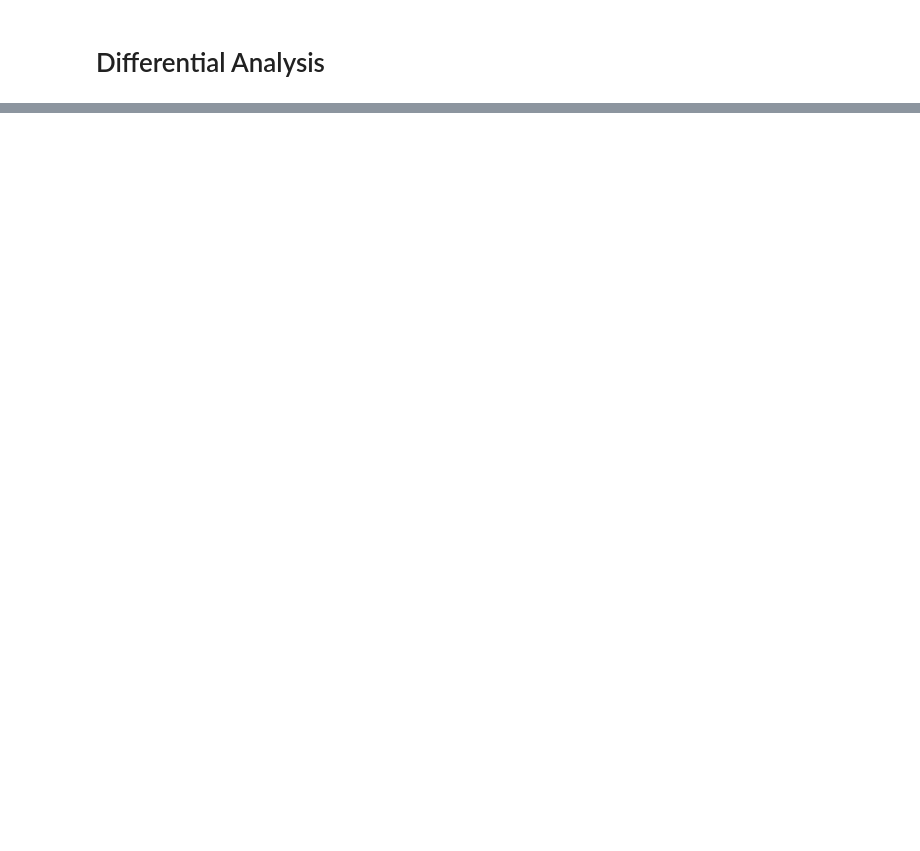
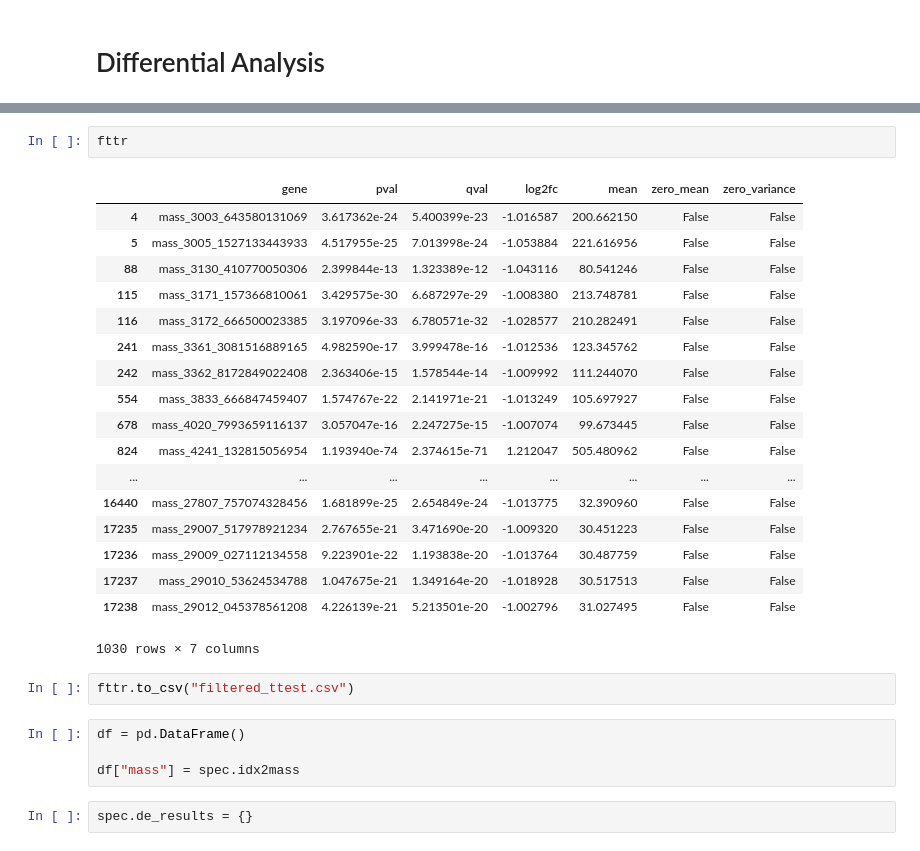
Before and after one commit to mjoppich/pIMZ, a Jupyter notebook: examples/IMZML_process.ipynb, the cells around one changed output, grey strips where cells are left out. Saved outputs shown, nothing was run; the diff lists cells and outputs as text; blank space fills up the shorter version.

```diff
--- a/examples/IMZML_process.ipynb
+++ b/examples/IMZML_process.ipynb
@@ -226,0 +173,29 @@ spec.vis_umap()
+# %%
+fttr
+# %% [output]
+|  | gene | pval | qval | log2fc | mean | zero_mean | zero_variance |
+| 4 | mass_3003_643580131069 | 3.617362e-24 | 5.400399e-23 | -1.016587 | 200.662150 | False | False |
+| 5 | mass_3005_1527133443933 | 4.517955e-25 | 7.013998e-24 | -1.053884 | 221.616956 | False | False |
+| 88 | mass_3130_410770050306 | 2.399844e-13 | 1.323389e-12 | -1.043116 | 80.541246 | False | False |
+| 115 | mass_3171_157366810061 | 3.429575e-30 | 6.687297e-29 | -1.008380 | 213.748781 | False | False |
+| 116 | mass_3172_666500023385 | 3.197096e-33 | 6.780571e-32 | -1.028577 | 210.282491 | False | False |
+| 241 | mass_3361_3081516889165 | 4.982590e-17 | 3.999478e-16 | -1.012536 | 123.345762 | False | False |
+| 242 | mass_3362_8172849022408 | 2.363406e-15 | 1.578544e-14 | -1.009992 | 111.244070 | False | False |
+| 554 | mass_3833_666847459407 | 1.574767e-22 | 2.141971e-21 | -1.013249 | 105.697927 | False | False |
+| 678 | mass_4020_7993659116137 | 3.057047e-16 | 2.247275e-15 | -1.007074 | 99.673445 | False | False |
+| 824 | mass_4241_132815056954 | 1.193940e-74 | 2.374615e-71 | 1.212047 | 505.480962 | False | False |
+| ... | ... | ... | ... | ... | ... | ... | ... |
+| 16440 | mass_27807_757074328456 | 1.681899e-25 | 2.654849e-24 | -1.013775 | 32.390960 | False | False |
+| 17235 | mass_29007_517978921234 | 2.767655e-21 | 3.471690e-20 | -1.009320 | 30.451223 | False | False |
+| 17236 | mass_29009_027112134558 | 9.223901e-22 | 1.193838e-20 | -1.013764 | 30.487759 | False | False |
+| 17237 | mass_29010_53624534788 | 1.047675e-21 | 1.349164e-20 | -1.018928 | 30.517513 | False | False |
+| 17238 | mass_29012_045378561208 | 4.226139e-21 | 5.213501e-20 | -1.002796 | 31.027495 | False | False |
+1030 rows × 7 columns
+# %%
+fttr.to_csv("filtered_ttest.csv")
+# %%
+df = pd.DataFrame()
+
+df["mass"] = spec.idx2mass
+# %%
+spec.de_results = {}
```
Also changed, not shown: parts of 22 cells of this notebook, 1 other file.
